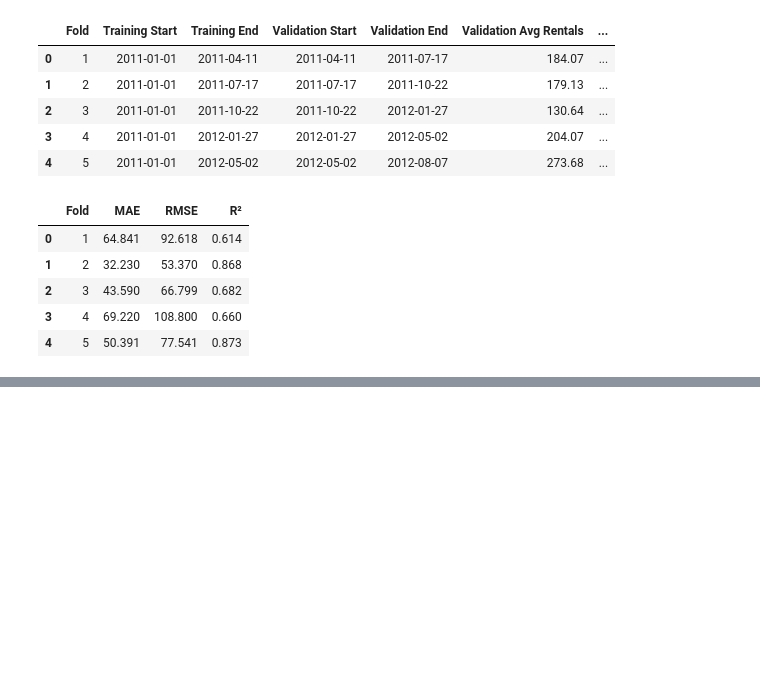
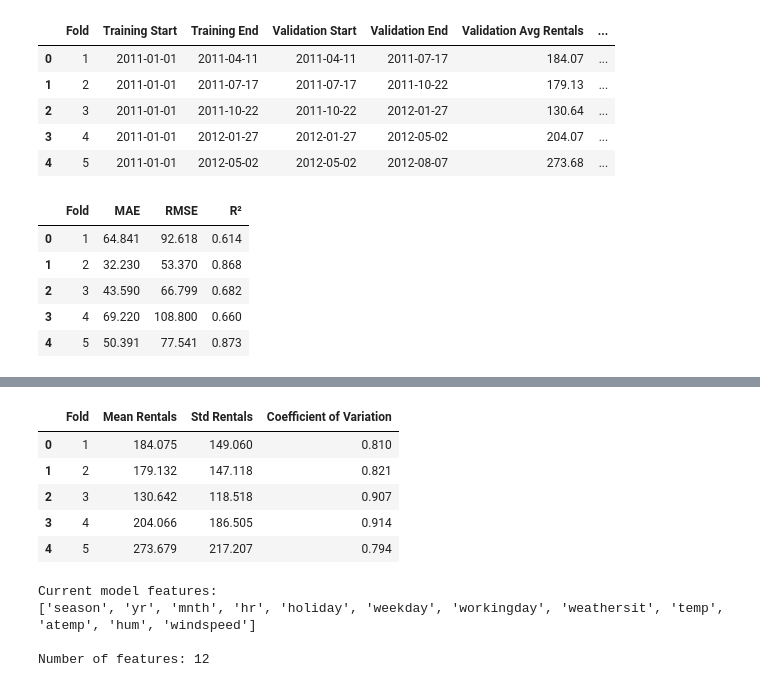
Before and after one commit to SandaruNipuna1/urban-mobility-demand-intelligence, a Jupyter notebook: notebooks/04_model_development.ipynb, the cells around one changed output, grey strips where cells are left out. Drawn from its saved outputs; the diff is of its cells as text; code cells hidden in the pictures; blank space fills up the shorter version.

```diff
--- a/notebooks/04_model_development.ipynb
+++ b/notebooks/04_model_development.ipynb
@@ -809,0 +862,28 @@ display(fold_error_df.round(3))
+# %%
+demand_df["Coefficient of Variation"] = (
+    demand_df["Std Rentals"] / demand_df["Mean Rentals"]
+)
+
+display(
+    demand_df[
+        ["Fold", "Mean Rentals", "Std Rentals",
+         "Coefficient of Variation"]
+    ].round(3)
+)
+# %% [output]
+|  | Fold | Mean Rentals | Std Rentals | Coefficient of Variation |
+| 0 | 1 | 184.075 | 149.060 | 0.810 |
+| 1 | 2 | 179.132 | 147.118 | 0.821 |
+| 2 | 3 | 130.642 | 118.518 | 0.907 |
+| 3 | 4 | 204.066 | 186.505 | 0.914 |
+| 4 | 5 | 273.679 | 217.207 | 0.794 |
+# %%
+print("Current model features:")
+print(X_train.columns.tolist())
+
+print("\nNumber of features:", X_train.shape[1])
+# %% [output]
+Current model features:
+['season', 'yr', 'mnth', 'hr', 'holiday', 'weekday', 'workingday', 'weathersit', 'temp', 'atemp', 'hum', 'windspeed']
+
+Number of features: 12
```
Also changed, not shown: parts of 9 cells of this notebook.
